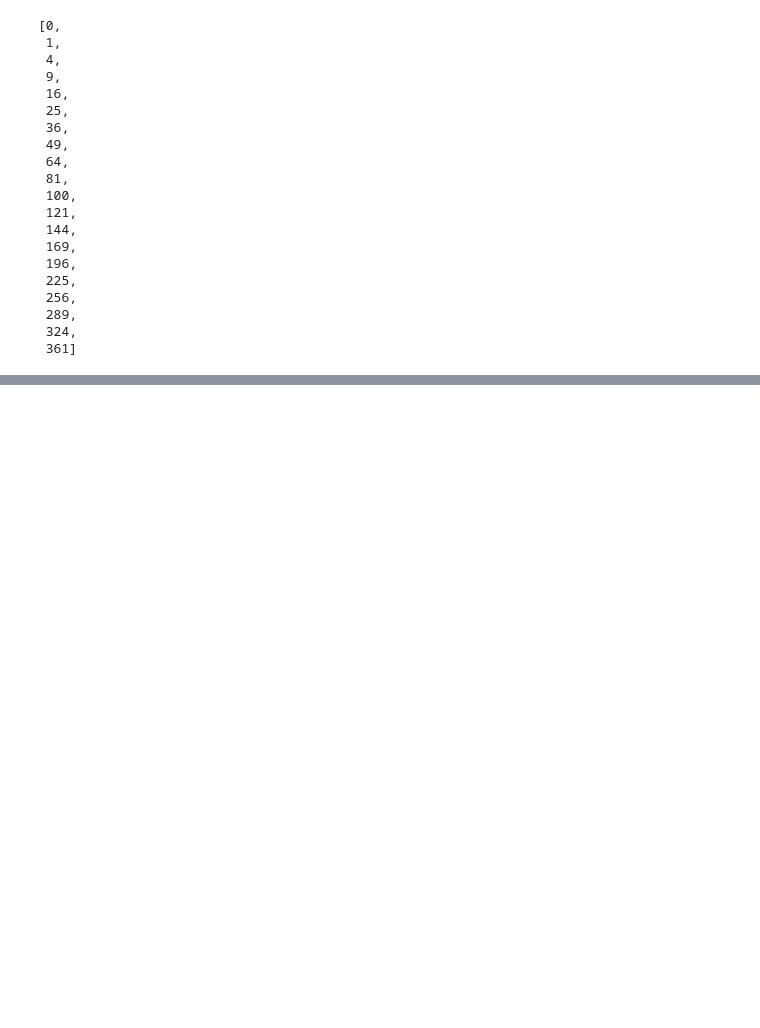
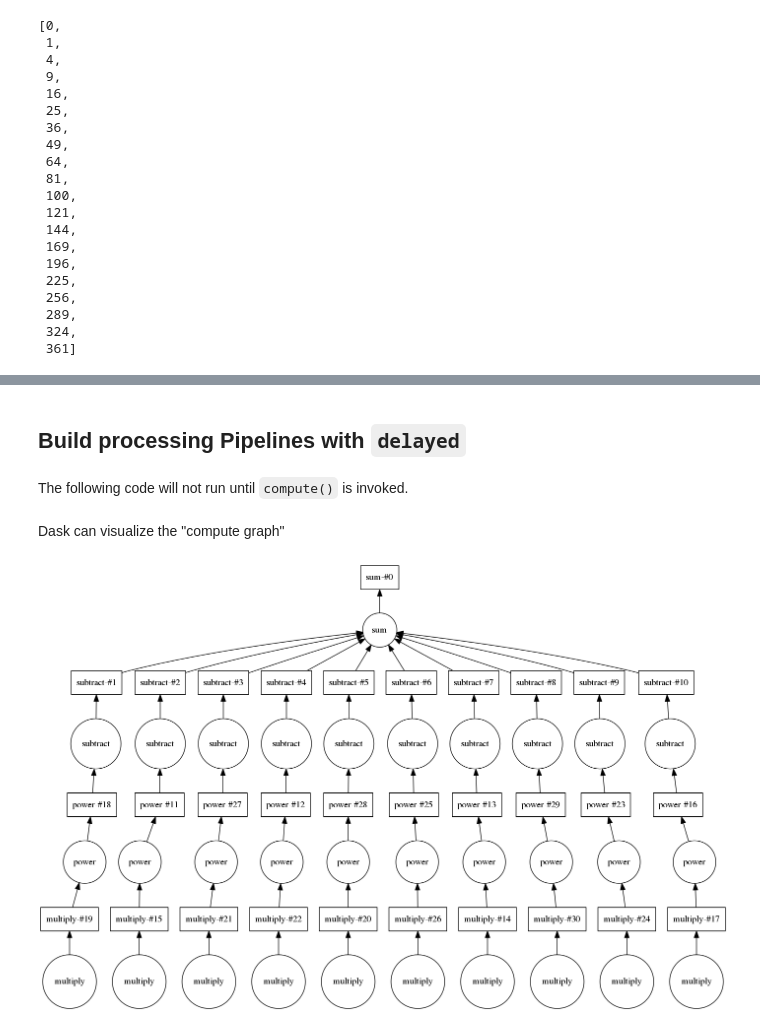
Before and after one commit to grst/dask-on-slurm, a Jupyter notebook: try dask.ipynb, the cells around one changed output, grey strips where cells are left out. Saved outputs shown, nothing was run; the diff lists cells and outputs as text; code cells hidden in the pictures; blank space fills up the shorter version.

Commit message:
Extend Example notebook with dask graphs and datastructures

```diff
--- a/try dask.ipynb
+++ b/try dask.ipynb
@@ -47,5 +52,5 @@ from distributed import Executor, progress
 # %%
-e = Executor("10.114.185.14:8786")
+c = Client("10.114.185.14:8786")
 # %% [markdown]
 Dummy function that we want to apply:
 # %%
@@ -113,0 +163,13 @@ progress(future)
+# %% [markdown]
+## Build processing Pipelines with `delayed`
+# %% [markdown]
+The following code will not run until `compute()` is invoked.
+# %%
+out = []
+for x in range(10):
+    a = delayed(np.multiply)(x, 3)
+    b = delayed(np.power)(a, 2)
+    c = delayed(np.subtract)(b, 4)
+    out.append(c)
+# %%
+total = delayed(np.sum)(out)
@@ -113,0 +178,6 @@ progress(future)
+# %% [markdown]
+Dask can visualize the "compute graph"
+# %%
+total.visualize()
+# %% [output]
+[figure, added]
```
Also changed, not shown: parts of 20 cells of this notebook, 1 other file.
